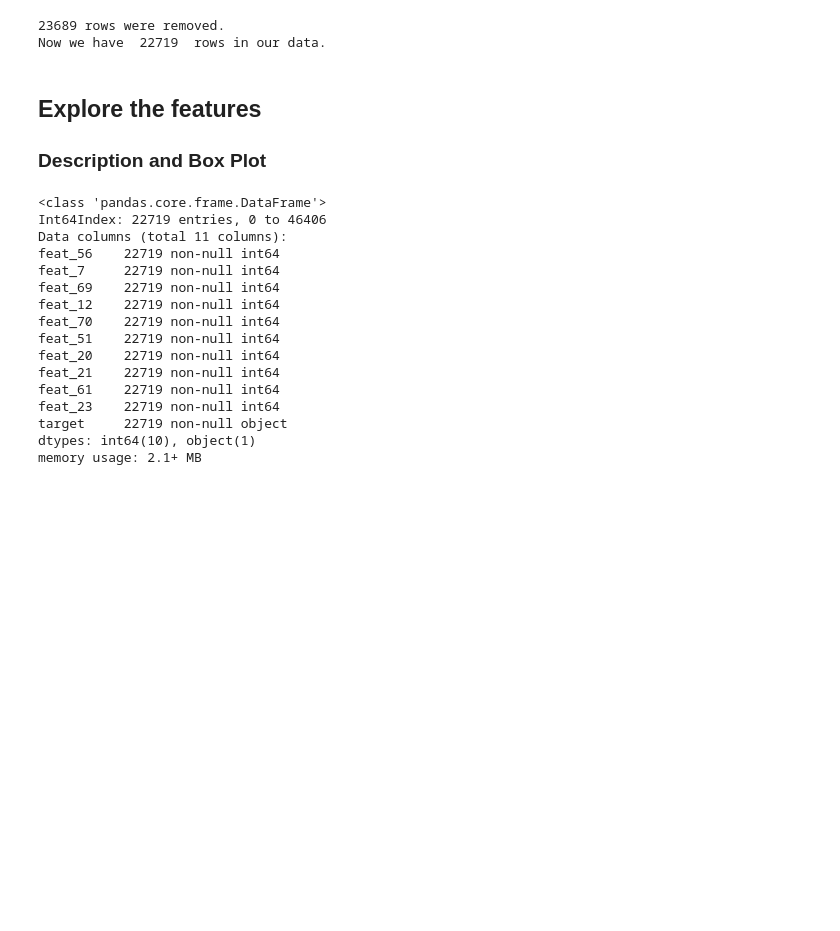
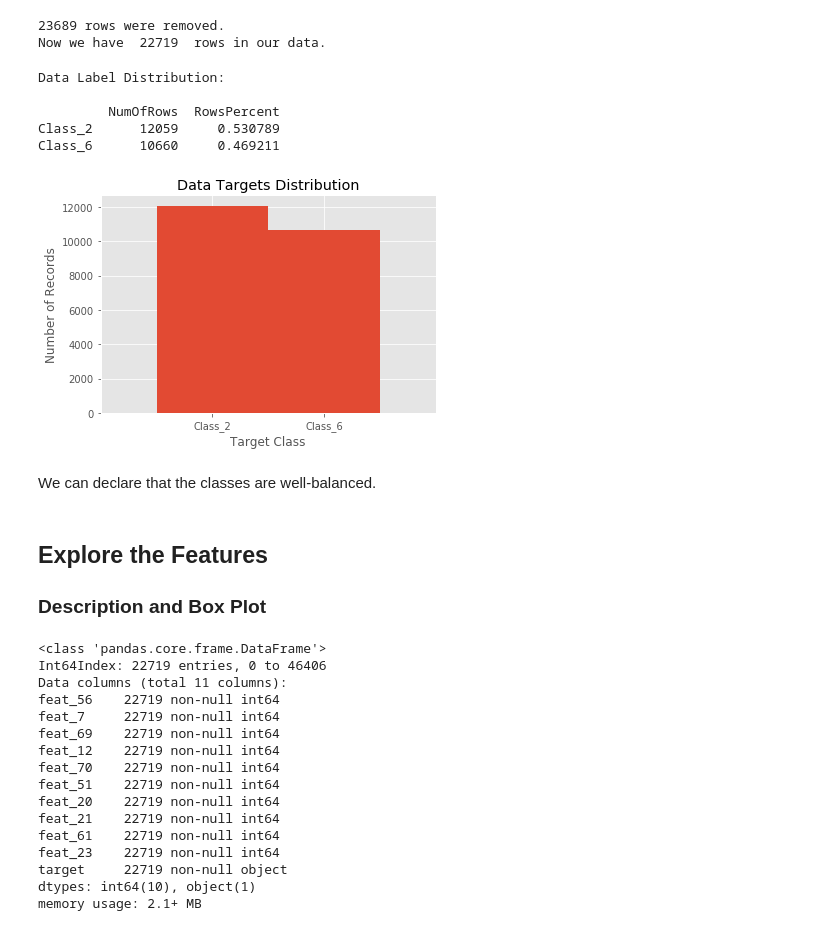
Before and after one commit to tyanay/Data-mining-project, a Jupyter notebook: Data mining project.ipynb, the cells around one changed output. Drawn from its saved outputs; the diff is of its cells as text; code cells hidden in the pictures; blank space fills up the shorter version.

```diff
--- a/Data mining project.ipynb
+++ b/Data mining project.ipynb
@@ -45,8 +47,30 @@ print old_row_num - row_num, "rows were removed.\nNow we have ", str(df.shape[0]
 # %% [output]
 23689 rows were removed.
 Now we have  22719  rows in our data.
+# %%
+print('Data Label Distribution:\n')
+classes_dist = pd.concat([pd.DataFrame(df.target.value_counts()), pd.DataFrame(df.target.value_counts())["target"] / df.shape[0]], axis = 1)
+classes_dist.columns = ["NumOfRows" , "RowsPercent"]
+print (classes_dist)
+
+df.target.hist(bins=np.arange(3) - 0.5, width=1)
+plt.xticks(range(2))
+plt.xlim([-1, 2])
+plt.title('Data Targets Distribution')
+plt.xlabel('Target Class')
+plt.ylabel('Number of Records')
+plt.show()
+# %% [output]
+Data Label Distribution:
+
+         NumOfRows  RowsPercent
+Class_2      12059     0.530789
+Class_6      10660     0.469211
+[figure, added]
+# %% [markdown]
+We can declare that the classes are well-balanced.
 # %% [markdown]
-## Explore the features
+## Explore the Features
 ### Description and Box Plot
 # %%
 df.info()
```
Also changed, not shown: parts of 8 cells of this notebook, 1 other file.
